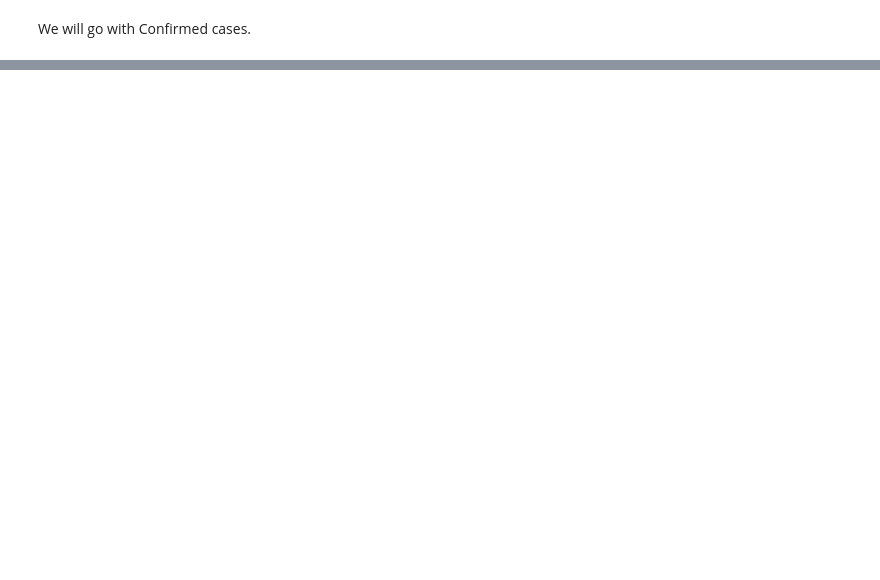
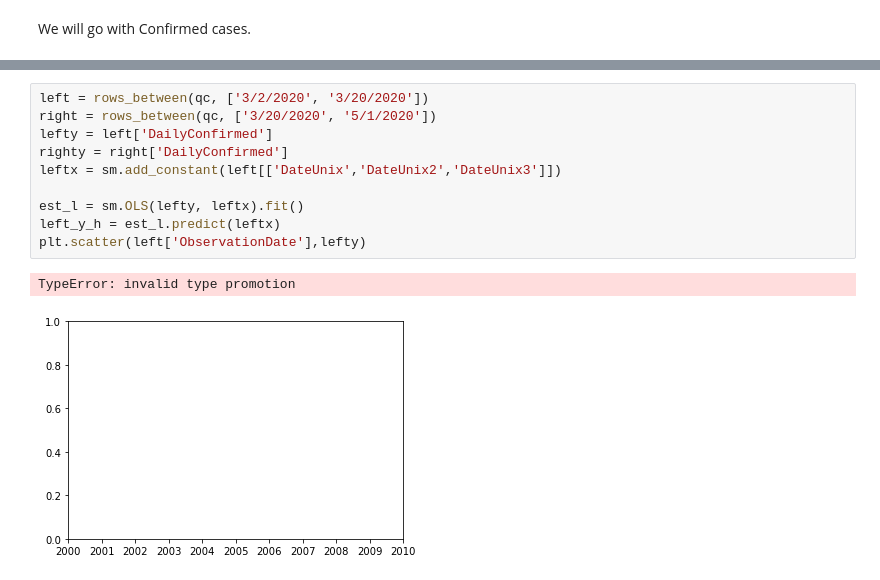
Before and after one commit to cb-ds-1/m3-4-rdd-project, a Jupyter notebook: workshop.ipynb, the cells around one changed output, grey strips where cells are left out. Drawn from its saved outputs; the diff is of its cells as text; blank space fills up the shorter version.

```diff
--- a/workshop.ipynb
+++ b/workshop.ipynb
@@ -225,0 +229,13 @@ DateUnix2   0.000020  0.000003  6.946218  3.862219e-08   0.000014   0.000026
+# %%
+left = rows_between(qc, ['3/2/2020', '3/20/2020'])
+right = rows_between(qc, ['3/20/2020', '5/1/2020'])
+lefty = left['DailyConfirmed']
+righty = right['DailyConfirmed']
+leftx = sm.add_constant(left[['DateUnix','DateUnix2','DateUnix3']])
+
+est_l = sm.OLS(lefty, leftx).fit()
+left_y_h = est_l.predict(leftx)
+plt.scatter(left['ObservationDate'],lefty)
+# %% [output]
+TypeError: invalid type promotion
+[figure, added]
```
Also changed, not shown: parts of 6 cells of this notebook.
